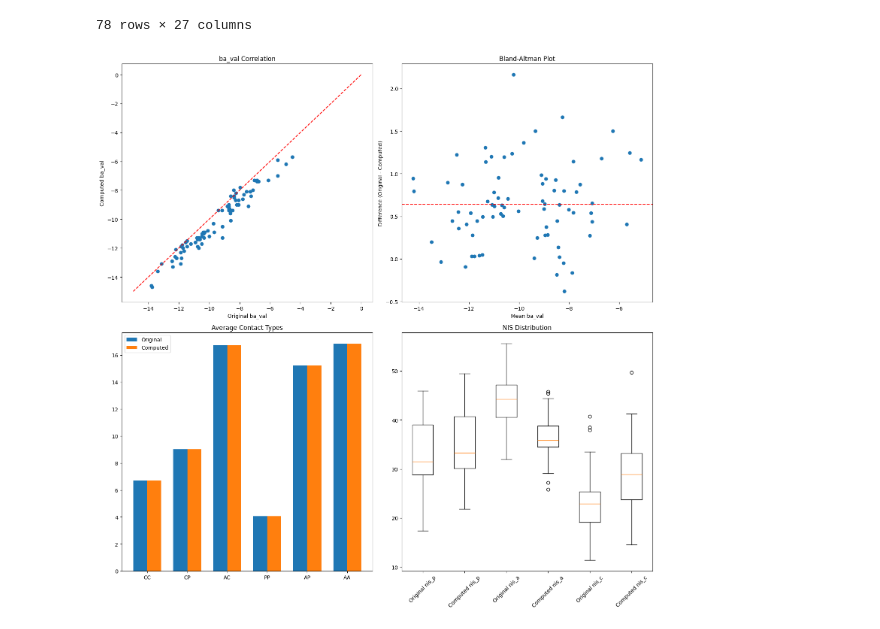
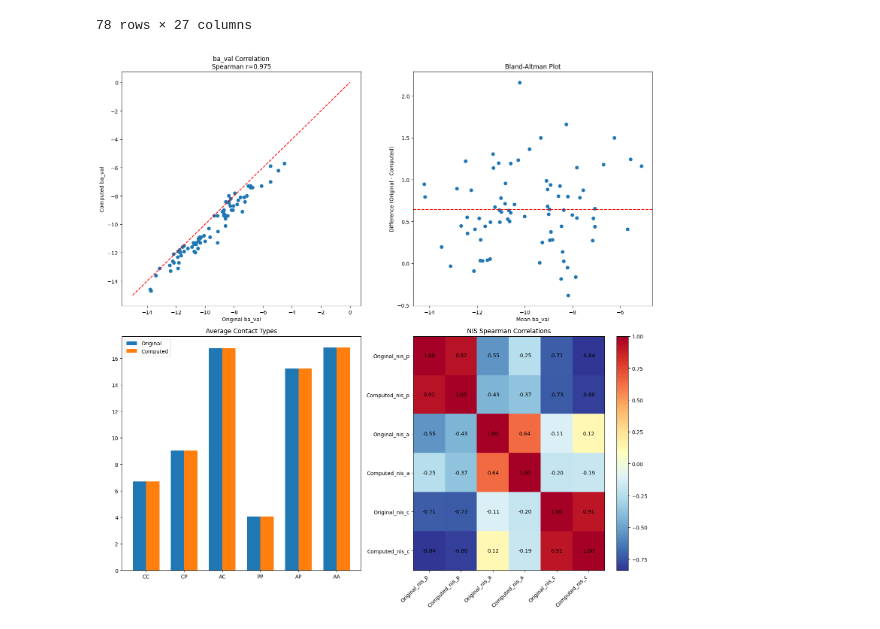
Before and after one commit to mcale6/bio_lib, a Jupyter notebook: test.ipynb, the cells around one changed output. Cells and saved outputs as stored; diff of their text form; code cells hidden in the pictures.

```diff
--- a/test.ipynb
+++ b/test.ipynb
@@ -87,13 +87,14 @@ df
 def create_analysis_plots(df):
     fig, axes = plt.subplots(2, 2, figsize=(15, 15))
 
-    # ba_val Correlation
+    # ba_val Correlation with Spearman
     ax = axes[0,0]
+    spearman_corr = np.corrcoef(df['ba_val'], df['ba_val_computed'])[0,1]
     ax.scatter(df['ba_val'], df['ba_val_computed'])
-    ax.plot([-15, 0], [-15, 0], 'r--')  # Identity line
+    ax.plot([-15, 0], [-15, 0], 'r--')
     ax.set_xlabel('Original ba_val')
     ax.set_ylabel('Computed ba_val')
-    ax.set_title('ba_val Correlation')
+    ax.set_title(f'ba_val Correlation\nSpearman r={spearman_corr:.3f}')
 
     # Bland-Altman
     ax = axes[0,1]
@@ -120,25 +121,40 @@ def create_analysis_plots(df):
     ax.set_title('Average Contact Types')
     ax.legend()
 
-    # NIS boxplot
+    # NIS correlation pairs
     ax = axes[1,1]
     nis_types = ['nis_p', 'nis_a', 'nis_c']
-    bp_data = []
-    labels = []
+    nis_data = pd.DataFrame()
+
     for nis in nis_types:
-        bp_data.extend([df[nis], df[f'{nis}_computed']])
-        labels.extend([f'Original {nis}', f'Computed {nis}'])
+        nis_data[f'Original_{nis}'] = df[nis]
+        nis_data[f'Computed_{nis}'] = df[f'{nis}_computed']
 
-    ax.boxplot(bp_data)
-    ax.set_xticklabels(labels, rotation=45)
-    ax.set_title('NIS Distribution')
+    # Calculate correlation matrix
+    corr = nis_data.corr(method='spearman')
+
+    # Create correlation heatmap
+    im = ax.imshow(corr, cmap='RdYlBu_r', aspect='auto')
+    plt.colorbar(im, ax=ax)
+
+    # Add correlation values
+    for i in range(len(corr.columns)):
+        for j in range(len(corr.columns)):
+            text = f'{corr.iloc[i, j]:.2f}'
+            ax.text(j, i, text, ha='center', va='center')
+
+    ax.set_xticks(np.arange(len(corr.columns)))
+    ax.set_yticks(np.arange(len(corr.columns)))
+    ax.set_xticklabels(corr.columns, rotation=45, ha='right')
+    ax.set_yticklabels(corr.columns)
+    ax.set_title('NIS Spearman Correlations')
 
     plt.tight_layout()
     return fig
 # %%
 # Usage
-df = pd.read_csv('final_dataset.csv')
+df = pd.read_csv('./benchmark/final_dataset.csv')
 fig = create_analysis_plots(df)
 plt.savefig('analysis_plots.png', dpi=300)
 # %% [output]
-[figure, old version]
+[figure, new version]
```
